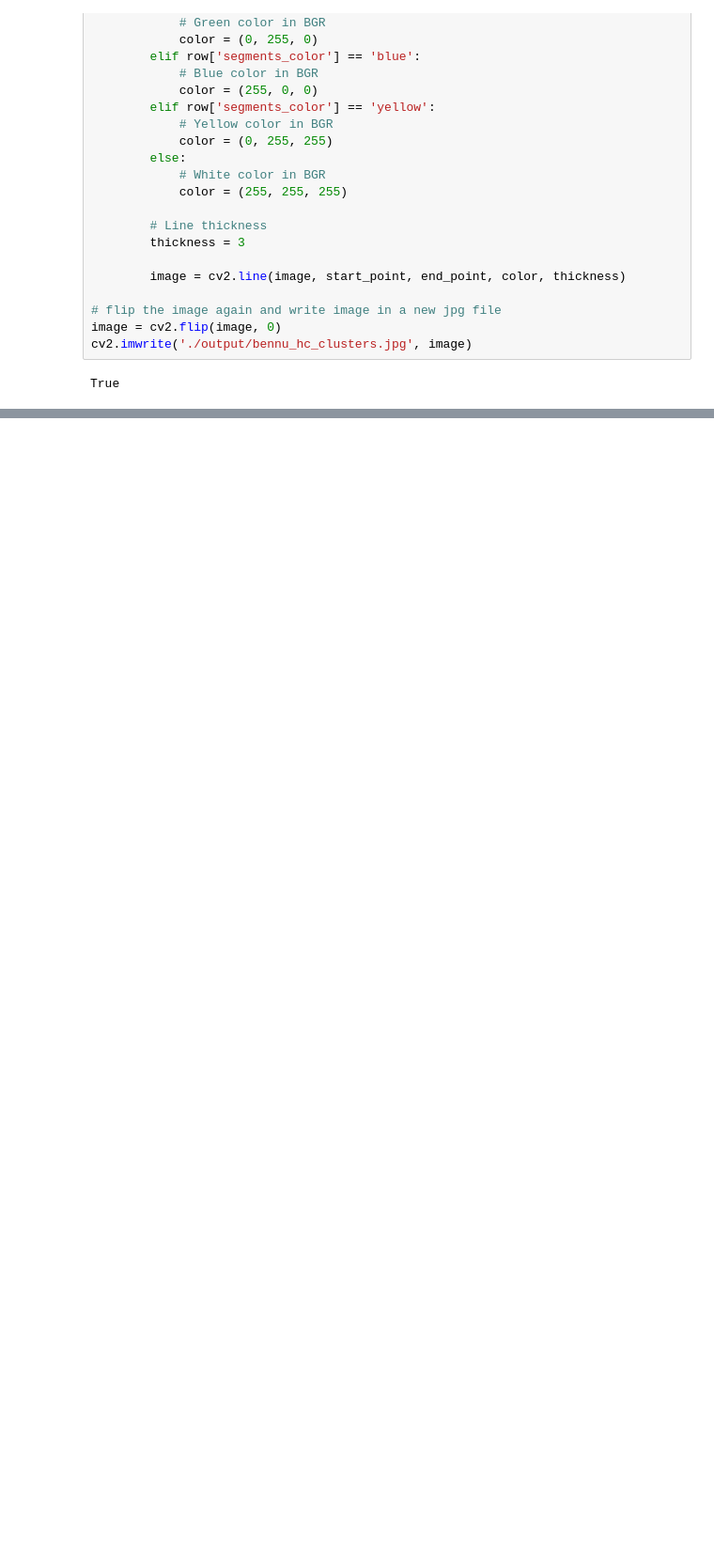
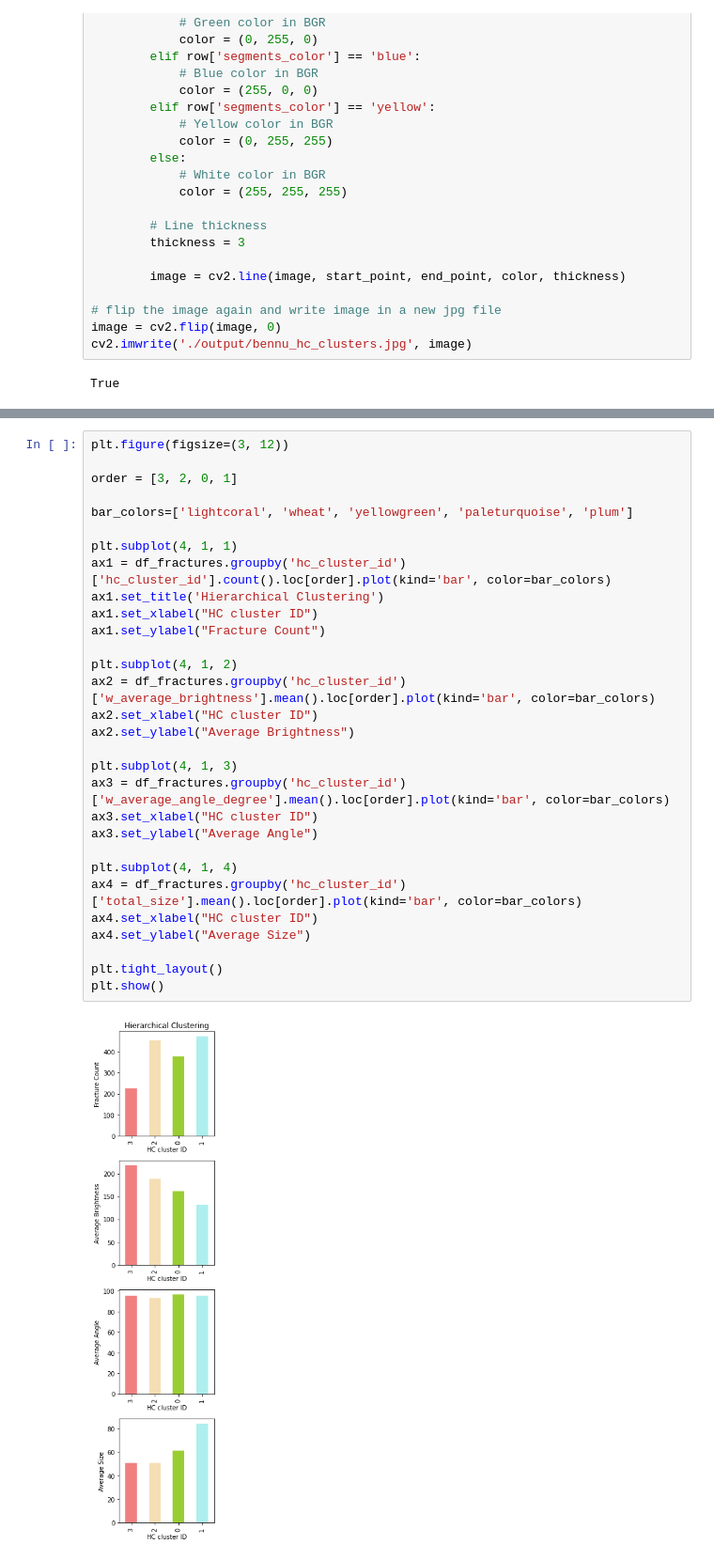
Before and after one commit to saranemustafa/bennu-fracture-analysis, a Jupyter notebook: 8_hierchichal_clustering.ipynb, the cells around one changed output, grey strips where cells are left out. Shown at 94% size. Saved outputs shown, nothing was run; the diff lists cells and outputs as text; blank space fills up the shorter version.

```diff
--- a/8_hierchichal_clustering.ipynb
+++ b/8_hierchichal_clustering.ipynb
@@ -300,0 +278,32 @@ True
+# %%
+plt.figure(figsize=(3, 12))
+
+order = [3, 2, 0, 1]
+
+bar_colors=['lightcoral', 'wheat', 'yellowgreen', 'paleturquoise', 'plum']
+
+plt.subplot(4, 1, 1)
+ax1 = df_fractures.groupby('hc_cluster_id')['hc_cluster_id'].count().loc[order].plot(kind='bar', color=bar_colors)
+ax1.set_title('Hierarchical Clustering')
+ax1.set_xlabel("HC cluster ID")
+ax1.set_ylabel("Fracture Count")
+
+plt.subplot(4, 1, 2)
+ax2 = df_fractures.groupby('hc_cluster_id')['w_average_brightness'].mean().loc[order].plot(kind='bar', color=bar_colors)
+ax2.set_xlabel("HC cluster ID")
+ax2.set_ylabel("Average Brightness")
+
+plt.subplot(4, 1, 3)
+ax3 = df_fractures.groupby('hc_cluster_id')['w_average_angle_degree'].mean().loc[order].plot(kind='bar', color=bar_colors)
+ax3.set_xlabel("HC cluster ID")
+ax3.set_ylabel("Average Angle")
+
+plt.subplot(4, 1, 4)
+ax4 = df_fractures.groupby('hc_cluster_id')['total_size'].mean().loc[order].plot(kind='bar', color=bar_colors)
+ax4.set_xlabel("HC cluster ID")
+ax4.set_ylabel("Average Size")
+
+plt.tight_layout()
+plt.show()
+# %% [output]
+[figure, added]
```
Also changed, not shown: parts of 5 cells of this notebook, 2 other files.
